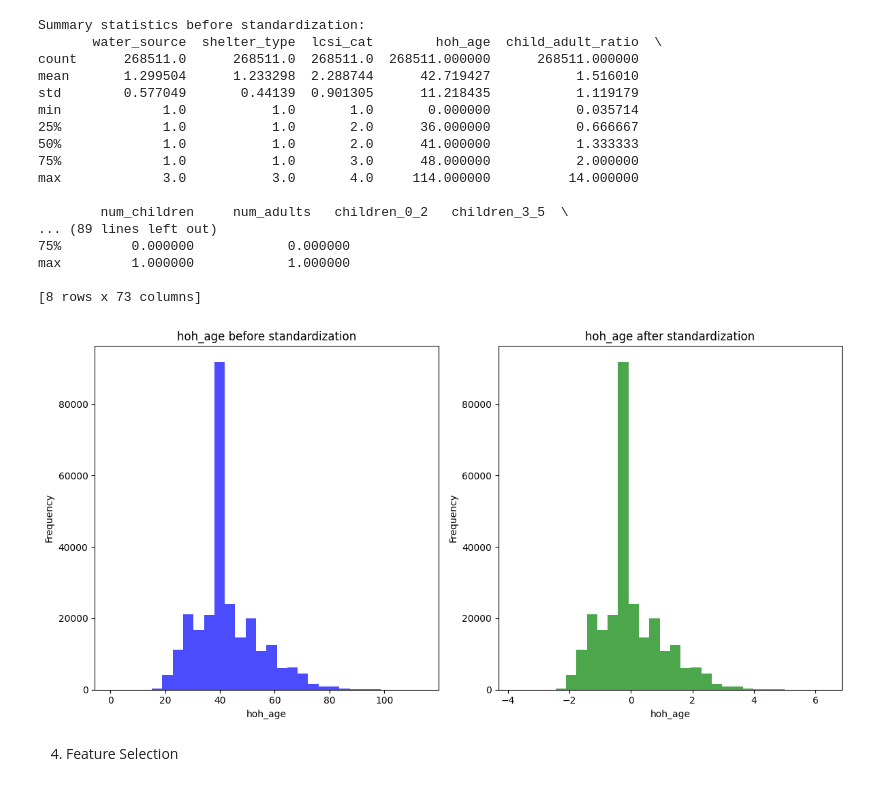
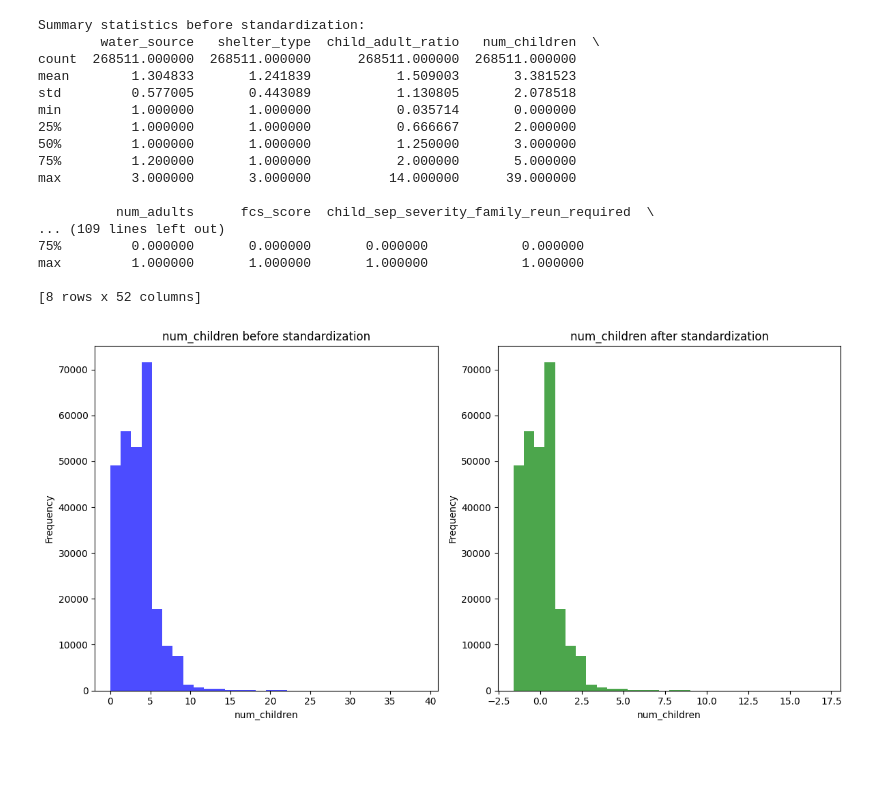
Before and after one commit to jprlink/child_sep_ml, a Jupyter notebook: child_sep_ml.ipynb, the cells around one changed output. Drawn from its saved outputs; the diff is of its cells as text; code cells hidden in the pictures; blank space fills up the shorter version.

```diff
--- a/child_sep_ml.ipynb
+++ b/child_sep_ml.ipynb
@@ -63,17 +63,17 @@ print("\nShape of the filtered DataFrame, without missing values for the respons
 # Load variables to consider for the model
 vars_analysis = pd.read_csv('vars_analysis.csv')['variable'].tolist()
 
-# Select relevant columns
+# Select columns that are relevant for analysis
 data_select = data_filtered[vars_analysis].copy()
 print("\nDataFrame after keeping variables in vars_analysis:")
 data_select.info()
 
-# Identify columns with more than 50% missing values
+# Identify columns with more than 10% missing values
 missing_percentage = data_select.isnull().mean() * 100
-columns_with_many_missing = missing_percentage > 50
+columns_with_many_missing = missing_percentage > 10
 
-# Drop columns with more than 50% missing values
-data_select = drop_columns_with_condition(data_select, columns_with_many_missing, "with more than 50% missing values")
+# Drop columns with more than 10% missing values
+data_select = drop_columns_with_condition(data_select, columns_with_many_missing, "with more than 10% missing values")
 
 # Drop columns with zero variance (only one unique value)
 zero_variance_condition = data_select.nunique() <= 1
@@ -145,6 +147,7 @@ Variables from vars_analysis no longer in the data: ['wgq_dis_4_n', 'wgq_dis_3_n
 # %%
-# Load the new_labels CSV file
+# Load the new_labels CSV file and filter for variables present in the data
 new_labels = pd.read_csv('new_labels.csv', usecols=['variable', 'label_old', 'label_new'])
+new_labels = new_labels[new_labels['variable'].isin(data_select_na.columns)]
 
 print("\nLoaded new_labels DataFrame:")
 print(new_labels.head())
@@ -234,63 +271,61 @@ categorical_variables = vars_analysis[vars_analysis['type'] == 'ordinal']['varia
 numerical_variables = vars_analysis[vars_analysis['type'] == 'numerical']['variable'].tolist()
 
 # Filter variables to include only those present in data_dum
-dummy_variables = [var for var in dummy_variables if var in data_med.columns]
-categorical_variables = [var for var in categorical_variables if var in data_med.columns]
-numerical_variables = [var for var in numerical_variables if var in data_med.columns]
+dummy_variables = [var for var in dummy_variables if var in data_na_imp.columns]
+categorical_variables = [var for var in categorical_variables if var in data_na_imp.columns]
+numerical_variables = [var for var in numerical_variables if var in data_na_imp.columns]
 
 # Standardize the numerical variables (excluding dummy variables and categorical variables)
 scaler = StandardScaler()
-data_stand = data_med.copy()
+data_stand = data_na_imp.copy()
 data_stand[numerical_variables] = scaler.fit_transform(data_stand[numerical_variables])
 
 # Add back the categorical variables without standardizing them
-common_categorical_vars = list(set(categorical_variables).intersection(data_med.columns))
-data_stand[common_categorical_vars] = data_med[common_categorical_vars]
+common_categorical_vars = list(set(categorical_variables).intersection(data_na_imp.columns))
+data_stand[common_categorical_vars] = data_na_imp[common_categorical_vars]
 
 # Display summary statistics before standardization
 print("\nSummary statistics before standardization:")
-print(data_med.describe())
+print(data_na_imp.describe())
 
 # Display summary statistics after standardization
 print("\nSummary statistics after standardization:")
 print(data_stand.describe())
 
 # Histogram for hoh_age before standardization
 plt.figure(figsize=(12, 6))
 
 plt.subplot(1, 2, 1)
-plt.hist(data_med['hoh_age'], bins=30, alpha=0.7, color='blue')
-plt.title('hoh_age before standardization')
-plt.xlabel('hoh_age')
+plt.hist(data_na_imp['num_children'], bins=30, alpha=0.7, color='blue')
+plt.title('num_children before standardization')
+plt.xlabel('num_children')
 plt.ylabel('Frequency')
 
-# Histogram for hoh_age after standardization
+# Histogram for num_children after standardization
 plt.subplot(1, 2, 2)
-plt.hist(data_stand['hoh_age'], bins=30, alpha=0.7, color='green')
-plt.title('hoh_age after standardization')
-plt.xlabel('hoh_age')
+plt.hist(data_stand['num_children'], bins=30, alpha=0.7, color='green')
+plt.title('num_children after standardization')
+plt.xlabel('num_children')
 plt.ylabel('Frequency')
 
 plt.tight_layout()
 plt.show()
 # %% [output]
 Summary statistics before standardization:
-       water_source  shelter_type  lcsi_cat        hoh_age  child_adult_ratio  \
-count      268511.0      268511.0  268511.0  268511.000000      268511.000000
-mean       1.299504      1.233298  2.288744      42.719427           1.516010
-std        0.577049       0.44139  0.901305      11.218435           1.119179
-min             1.0           1.0       1.0       0.000000           0.035714
-25%             1.0           1.0       2.0      36.000000           0.666667
-50%             1.0           1.0       2.0      41.000000           1.333333
-75%             1.0           1.0       3.0      48.000000           2.000000
-max             3.0           3.0       4.0     114.000000          14.000000
+        water_source   shelter_type  child_adult_ratio   num_children  \
+count  268511.000000  268511.000000      268511.000000  268511.000000
+mean        1.304833       1.241839           1.509003       3.381523
+std         0.577005       0.443089           1.130805       2.078518
+min         1.000000       1.000000           0.035714       0.000000
+25%         1.000000       1.000000           0.666667       2.000000
+50%         1.000000       1.000000           1.250000       3.000000
+75%         1.200000       1.000000           2.000000       5.000000
+max         3.000000       3.000000          14.000000      39.000000
 
-        num_children     num_adults   children_0_2   children_3_5  \
-... (89 lines left out)
-75%         0.000000            0.000000
-max         1.000000            1.000000
+          num_adults      fcs_score  child_sep_severity_family_reun_required  \
+... (109 lines left out)
+75%         0.000000       0.000000       0.000000            0.000000
+max         1.000000       1.000000       1.000000            1.000000
 
-[8 rows x 73 columns]
+[8 rows x 52 columns]
-[figure, old version]
+[figure, new version]
-# %% [markdown]
-4. Feature Selection
```
Also changed, not shown: parts of 38 cells of this notebook.
